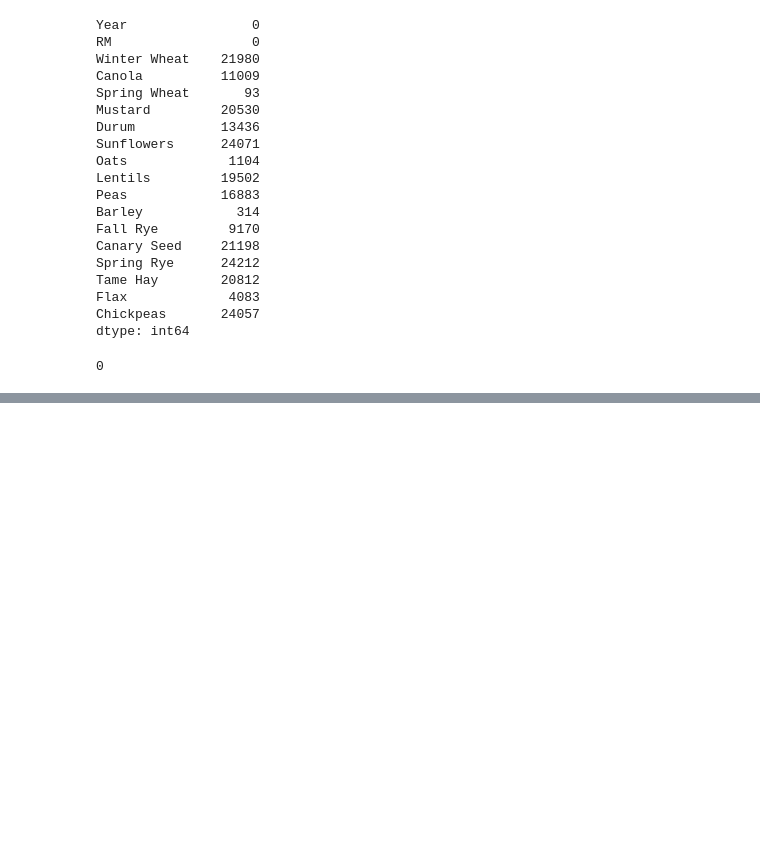
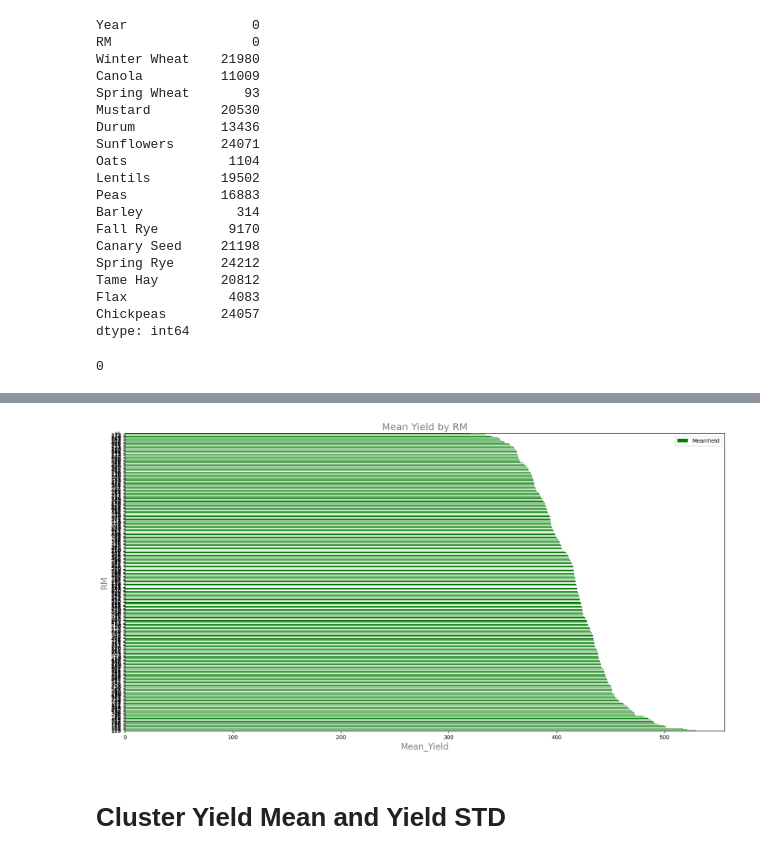
Before and after one commit to faisalapp/gis_data_science, a Jupyter notebook: Assignment_5.ipynb, the cells around one changed output, grey strips where cells are left out. Cells and saved outputs as stored; diff of their text form; code cells hidden in the pictures; blank space fills up the shorter version.

```diff
--- a/Assignment_5.ipynb
+++ b/Assignment_5.ipynb
@@ -163,0 +256,6 @@ dtype: int64
+# %%
+# Dropping RM with less Years
+df_clean=df_new.loc[(df_new['RM']!=521) &
+            (df_new['RM']!=529) &
+            (df_new['RM']!=408) &
+            (df_new['RM']!=278) ]
@@ -163,0 +278,3 @@ dtype: int64
+# %%
+df_mean_wrt_rm = df_clean.groupby('RM').mean() # sum of yield per crop per RM
+df_std_wrt_rm = df_clean.groupby('RM').std() # sum of yield per crop per RM
@@ -163,0 +315,4 @@ dtype: int64
+# %%
+df_mean_wrt_rm_total = df_mean_wrt_rm[0:].mean(axis=1).reset_index(name ='MeanYield').sort_values(by='MeanYield', ascending=False) # sum of all yields per RM
+df_mean_wrt_rm_total.set_index('RM', inplace=True)
+df_mean_wrt_rm_total # sum of all crop yield per RM
@@ -163,0 +353,23 @@ dtype: int64
+# %%
+df_mean_wrt_rm_total.plot(
+            kind='barh',
+            figsize=(20,10),
+            color='green')
+plt.title(
+    'Mean Yield by RM',
+    size=18,
+    color='gray')
+plt.xlabel(
+    'Mean_Yield',
+    color='gray',
+    size=16)
+plt.ylabel(
+    'RM',
+    color='gray',
+    size=16)
+plt.legend()
+plt.show()
+# %% [output]
+[figure, added]
+# %% [markdown]
+# Cluster Yield Mean and Yield STD
```
Also changed, not shown: parts of 37 cells of this notebook.
